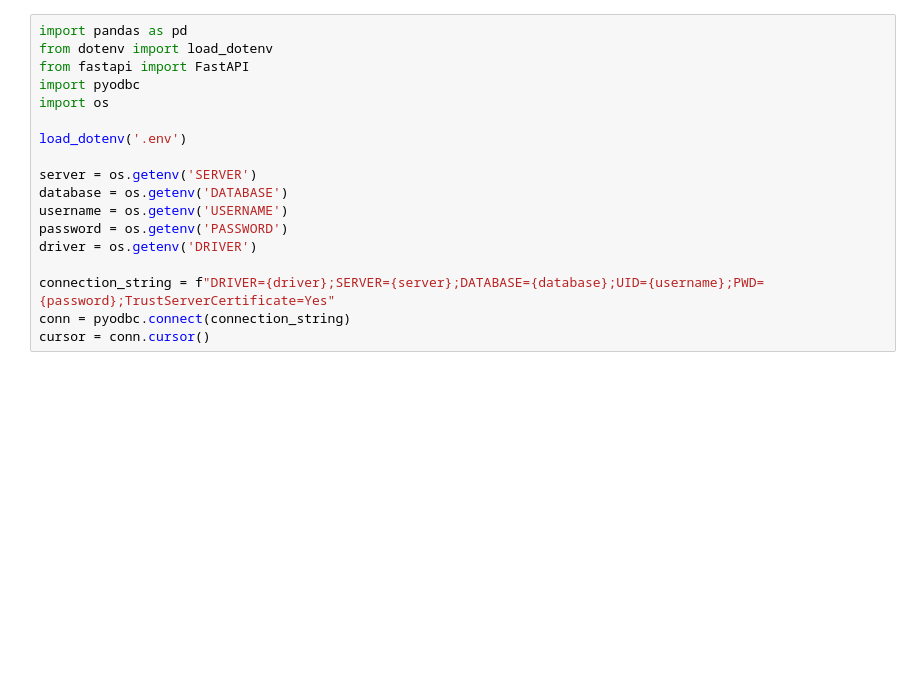
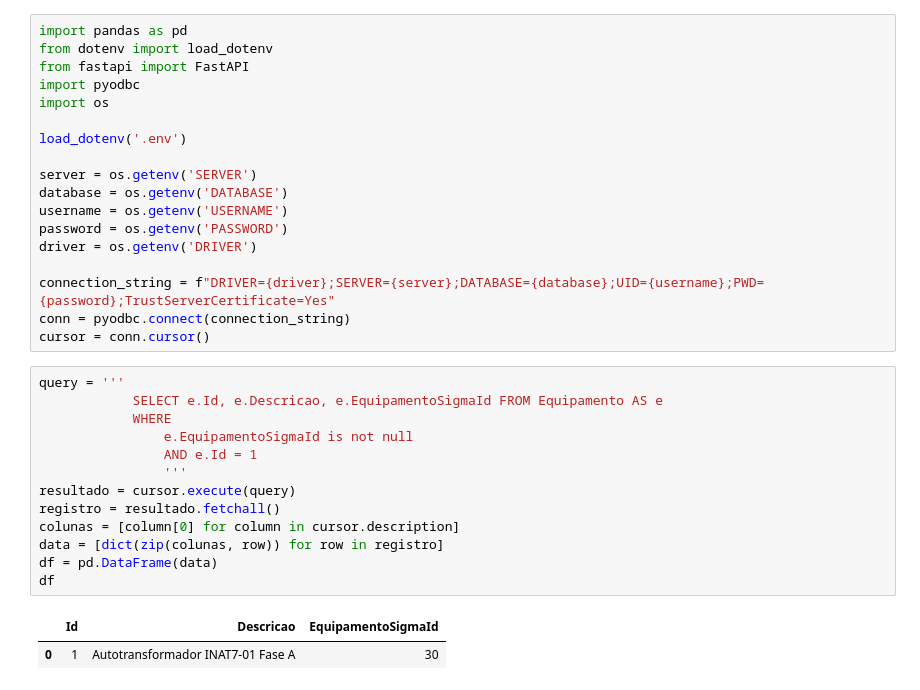
Before and after one commit to JoaoDias61/taesa-backend, a Jupyter notebook: teste.ipynb, the cells around one changed output. Cells and saved outputs as stored; diff of their text form; blank space fills up the shorter version.

```diff
--- a/teste.ipynb
+++ b/teste.ipynb
@@ -16,5 +16,21 @@ driver = os.getenv('DRIVER')
 connection_string = f"DRIVER={driver};SERVER={server};DATABASE={database};UID={username};PWD={password};TrustServerCertificate=Yes"
 conn = pyodbc.connect(connection_string)
 cursor = conn.cursor()
+# %%
+query = '''
+            SELECT e.Id, e.Descricao, e.EquipamentoSigmaId FROM Equipamento AS e
+            WHERE
+                e.EquipamentoSigmaId is not null
+                AND e.Id = 1
+                '''
+resultado = cursor.execute(query)
+registro = resultado.fetchall()
+colunas = [column[0] for column in cursor.description]
+data = [dict(zip(colunas, row)) for row in registro]
+df = pd.DataFrame(data)
+df
+# %% [output]
+|  | Id | Descricao | EquipamentoSigmaId |
+| 0 | 1 | Autotransformador INAT7-01 Fase A | 30 |
 # %%
 query = '''
```
Also changed, not shown: parts of 14 cells of this notebook, 4 other files.
